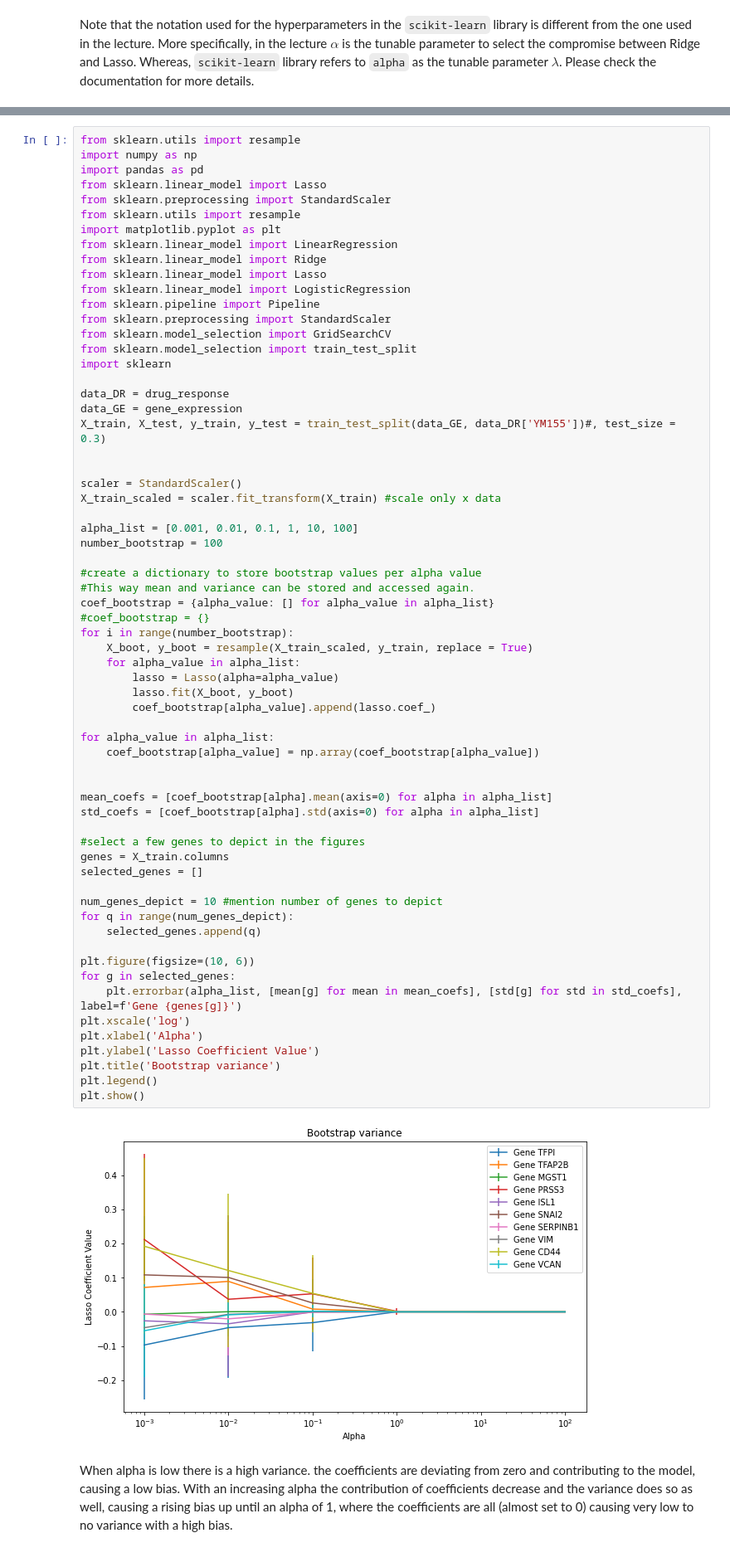
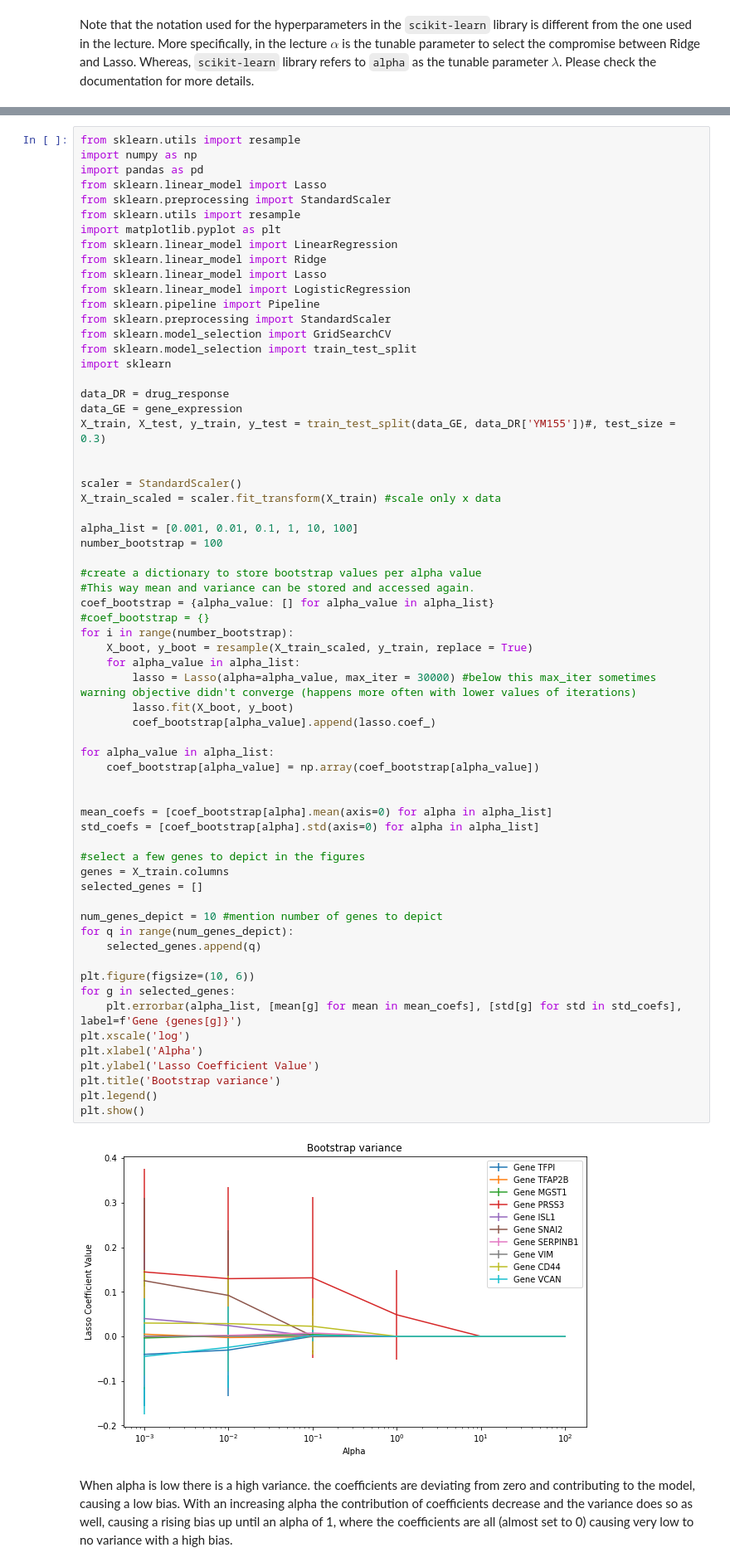
Before and after one commit to SanderBergman02/8dm50-machine-learning, a Jupyter notebook: practicals/week_3_Dirk.ipynb, the cells around one changed output, grey strips where cells are left out. Shown at 83% size. Drawn from its saved outputs; the diff is of its cells as text.

```diff
--- a/practicals/week_3_Dirk.ipynb
+++ b/practicals/week_3_Dirk.ipynb
@@ -419,36 +419,36 @@ coef_bootstrap = {alpha_value: [] for alpha_value in alpha_list}
 for i in range(number_bootstrap):
     X_boot, y_boot = resample(X_train_scaled, y_train, replace = True)
     for alpha_value in alpha_list:
-        lasso = Lasso(alpha=alpha_value)
+        lasso = Lasso(alpha=alpha_value, max_iter = 30000) #below this max_iter sometimes warning objective didn't converge (happens more often with lower values of iterations)
         lasso.fit(X_boot, y_boot)
         coef_bootstrap[alpha_value].append(lasso.coef_)
 
 for alpha_value in alpha_list:
     coef_bootstrap[alpha_value] = np.array(coef_bootstrap[alpha_value])
 
 
 mean_coefs = [coef_bootstrap[alpha].mean(axis=0) for alpha in alpha_list]
 std_coefs = [coef_bootstrap[alpha].std(axis=0) for alpha in alpha_list]
 
 #select a few genes to depict in the figures
 genes = X_train.columns
 selected_genes = []
 
 num_genes_depict = 10 #mention number of genes to depict
 for q in range(num_genes_depict):
     selected_genes.append(q)
 
 plt.figure(figsize=(10, 6))
 for g in selected_genes:
     plt.errorbar(alpha_list, [mean[g] for mean in mean_coefs], [std[g] for std in std_coefs], label=f'Gene {genes[g]}')
 plt.xscale('log')
 plt.xlabel('Alpha')
 plt.ylabel('Lasso Coefficient Value')
 plt.title('Bootstrap variance')
 plt.legend()
 plt.show()
 # %% [output]
-[figure, old version]
+[figure, new version]
 # %% [markdown]
 When alpha is low there is a high variance. the coefficients are deviating from zero and contributing to the model, causing a low bias. With an increasing alpha the contribution of coefficients decrease and the variance does so as well, causing a rising bias up until an alpha of 1, where the coefficients are all (almost set to 0) causing very low to no variance with a high bias.
 # %% [markdown]
```
Also changed, not shown: parts of 2 cells of this notebook, 1 other file.
